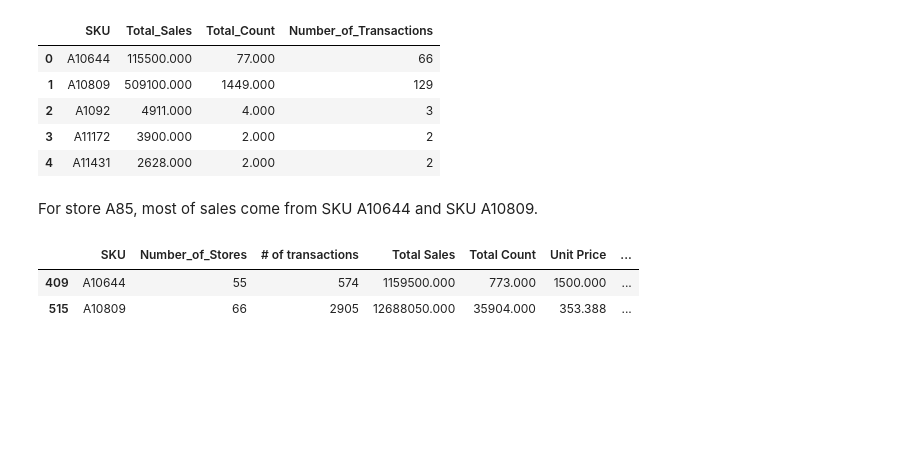
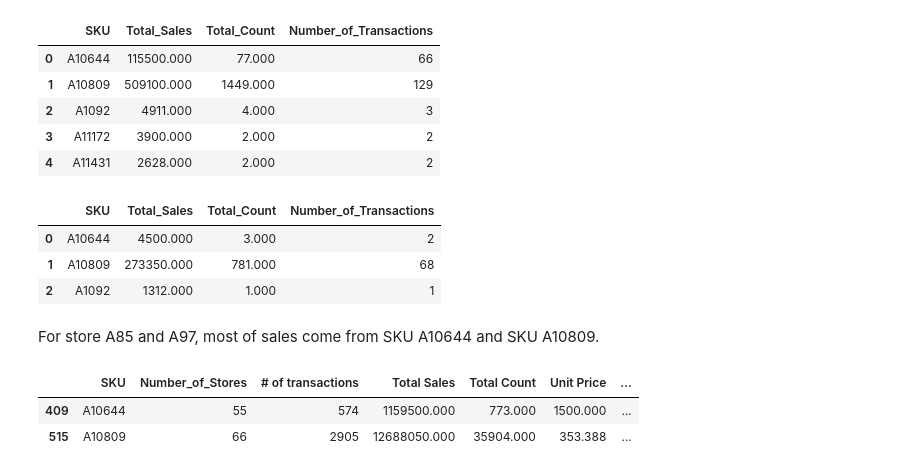
Before and after one commit to WorgenZhang/Retail-Project, a Jupyter notebook: EDA.ipynb, the cells around one changed output. Drawn from its saved outputs; the diff is of its cells as text; code cells hidden in the pictures; blank space fills up the shorter version.

```diff
--- a/EDA.ipynb
+++ b/EDA.ipynb
@@ -151,8 +153,27 @@ df1_1.head()
 | 2 | A1092 | 4911.000 | 4.000 | 3 |
 | 3 | A11172 | 3900.000 | 2.000 | 2 |
 | 4 | A11431 | 2628.000 | 2.000 | 2 |
+# %%
+q='''
+  select
+      SKU, sum(Sales) as Total_Sales, sum(Count) as Total_Count, count(distinct TransactionID) as Number_of_Transactions
+  from
+      data_type
+  where
+      StoreID='A97'
+  group by
+      SKU
+'''
+df1_2=pysqldf(q)
+# %%
+df1_2.head(3)
+# %% [output]
+|  | SKU | Total_Sales | Total_Count | Number_of_Transactions |
+| 0 | A10644 | 4500.000 | 3.000 | 2 |
+| 1 | A10809 | 273350.000 | 781.000 | 68 |
+| 2 | A1092 | 1312.000 | 1.000 | 1 |
 # %% [markdown]
-For store A85, most of sales come from SKU A10644 and SKU A10809.
+For store A85 and A97, most of sales come from SKU A10644 and SKU A10809.
 # %%
 df2[(df2.SKU=='A10809')|(df2.SKU=='A10644')]
 # %% [output]
```
Also changed, not shown: parts of 4 cells of this notebook.
